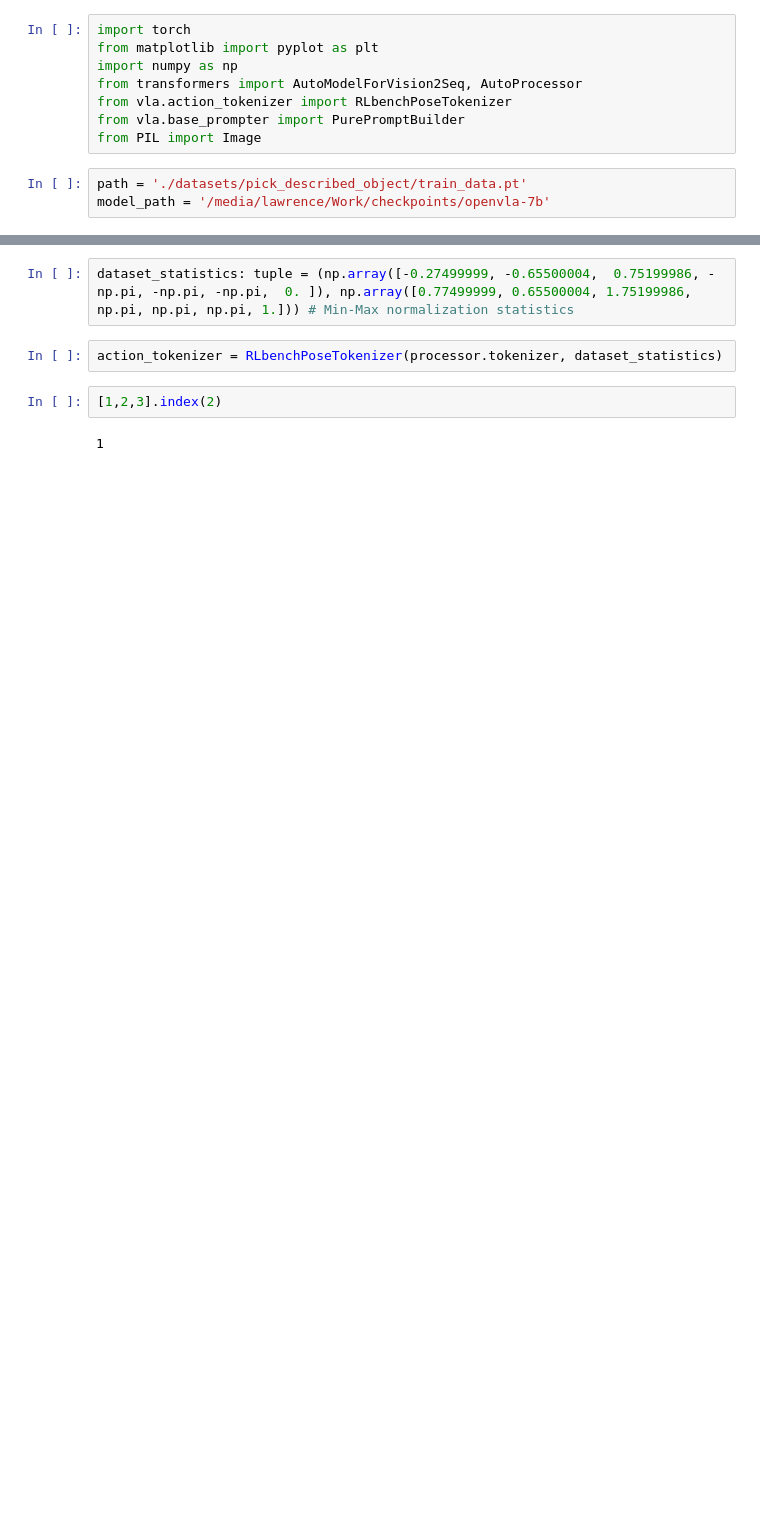
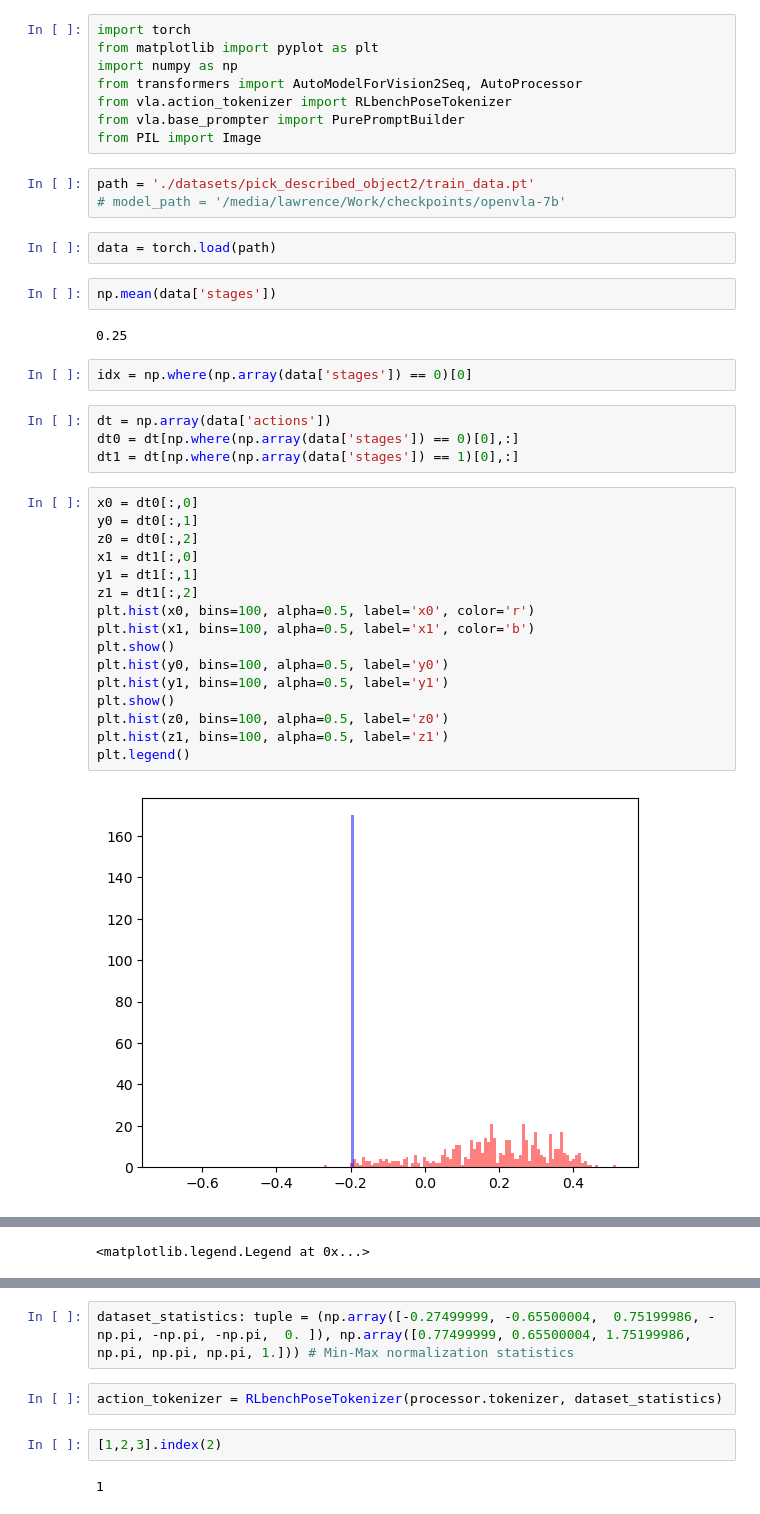
Before and after one commit to VLA-RL/VLA-RL, a Jupyter notebook: test_dataset.ipynb, the cells around one changed output, grey strips where cells are left out. Saved outputs shown, nothing was run; the diff lists cells and outputs as text; blank space fills up the shorter version.

```diff
--- a/test_dataset.ipynb
+++ b/test_dataset.ipynb
@@ -7,5 +7,35 @@ from vla.action_tokenizer import RLbenchPoseTokenizer
 from vla.base_prompter import PurePromptBuilder
 from PIL import Image
 # %%
-path = './datasets/pick_described_object/train_data.pt'
-model_path = '/media/lawrence/Work/checkpoints/openvla-7b'
+path = './datasets/pick_described_object2/train_data.pt'
+# model_path = '/media/lawrence/Work/checkpoints/openvla-7b'
+# %%
+data = torch.load(path)
+# %%
+np.mean(data['stages'])
+# %% [output]
+0.25
+# %%
+idx = np.where(np.array(data['stages']) == 0)[0]
+# %%
+dt = np.array(data['actions'])
+dt0 = dt[np.where(np.array(data['stages']) == 0)[0],:]
+dt1 = dt[np.where(np.array(data['stages']) == 1)[0],:]
+# %%
+x0 = dt0[:,0]
+y0 = dt0[:,1]
+z0 = dt0[:,2]
+x1 = dt1[:,0]
+y1 = dt1[:,1]
+z1 = dt1[:,2]
+plt.hist(x0, bins=100, alpha=0.5, label='x0', color='r')
+plt.hist(x1, bins=100, alpha=0.5, label='x1', color='b')
+plt.show()
+plt.hist(y0, bins=100, alpha=0.5, label='y0')
+plt.hist(y1, bins=100, alpha=0.5, label='y1')
+plt.show()
+plt.hist(z0, bins=100, alpha=0.5, label='z0')
+plt.hist(z1, bins=100, alpha=0.5, label='z1')
+plt.legend()
+# %% [output]
+[figure, added]
@@ -11,0 +43 @@ model_path = '/media/lawrence/Work/checkpoints/openvla-7b'
+<matplotlib.legend.Legend at 0x...>
```
Also changed, not shown: parts of 20 cells of this notebook, 8 other files.
